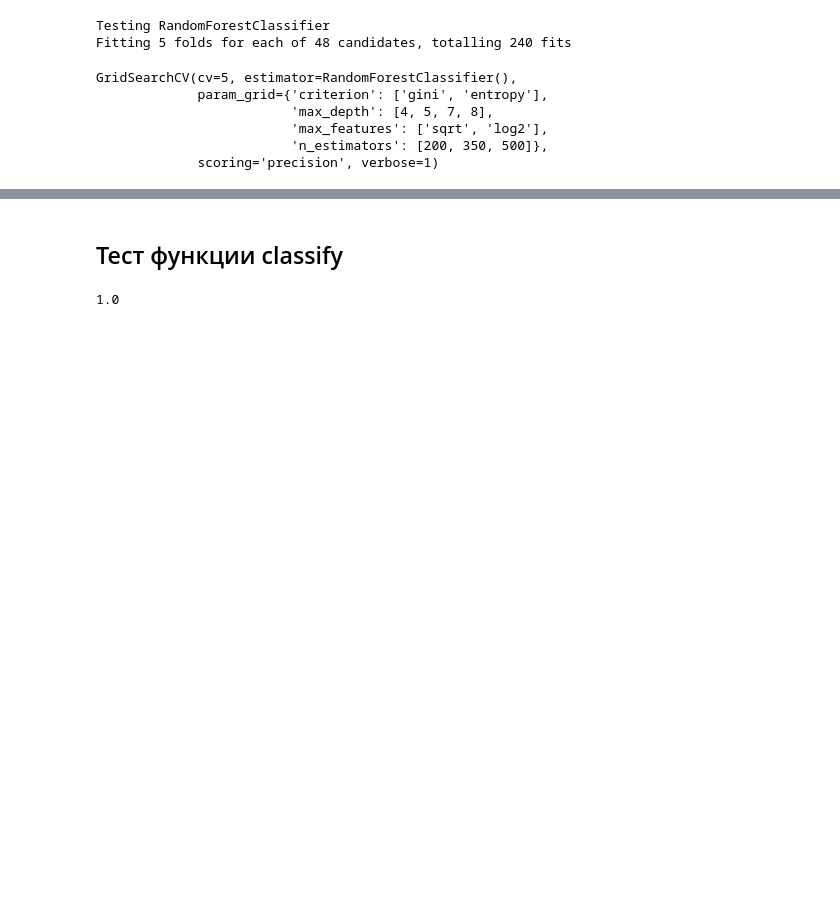
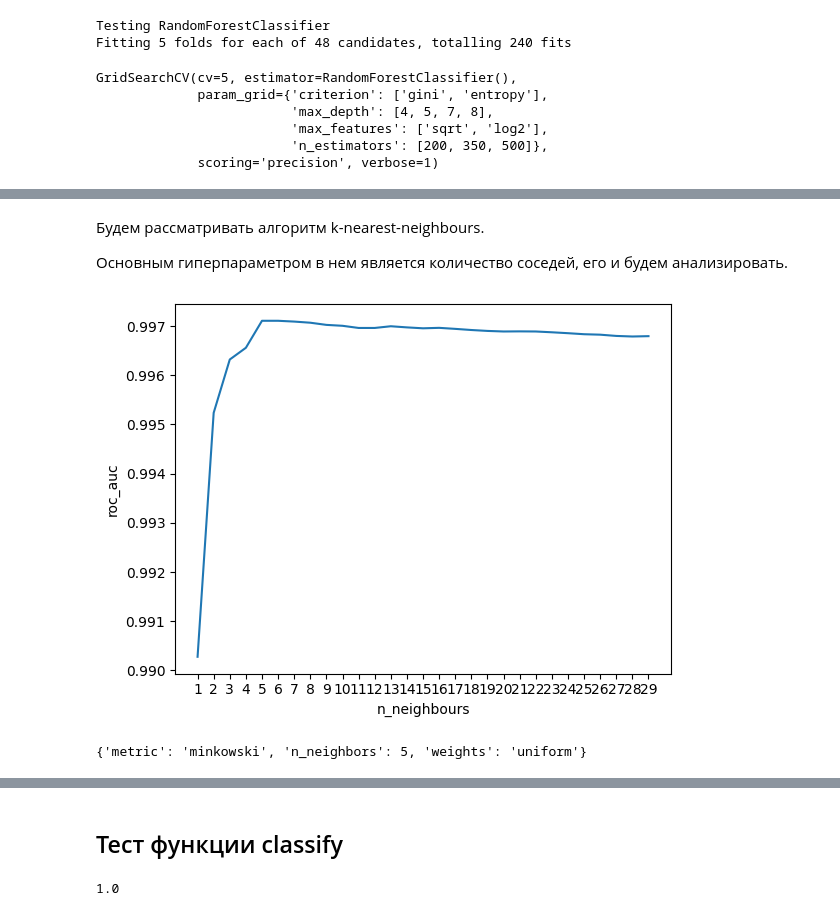
Before and after one commit to itsecd/ml-for-sec-lab1, a Jupyter notebook: train.ipynb, the cells around one changed output, grey strips where cells are left out. Saved outputs shown, nothing was run; the diff lists cells and outputs as text; code cells hidden in the pictures; blank space fills up the shorter version.

```diff
--- a/train.ipynb
+++ b/train.ipynb
@@ -354,0 +400,22 @@ accuracy, test data: 0.9958333333333333
+# %% [markdown]
+Будем рассматривать алгоритм k-nearest-neighbours.
+
+Основным гиперпараметром в нем является количество соседей, его и будем анализировать.
+# %%
+n_n_list = list(range(1, 30, 1))
+
+n_n_roc_auc = [np.mean(
+    cross_val_score(KNeighborsClassifier(n_neighbors=n_n), df_X, df_y, scoring="roc_auc")
+) for n_n in n_n_list]
+# %%
+plt.plot(n_n_list, n_n_roc_auc)
+plt.xlabel('n_neighbours')
+plt.ylabel('roc_auc')
+plt.xticks(n_n_list)
+print()
+# %% [output]
+[figure, added]
+# %%
+multiple_gs_stats['KNeighborsClassifier'].best_params_
+# %% [output]
+{'metric': 'minkowski', 'n_neighbors': 5, 'weights': 'uniform'}
```
Also changed, not shown: parts of 32 cells of this notebook, 5 other files.
